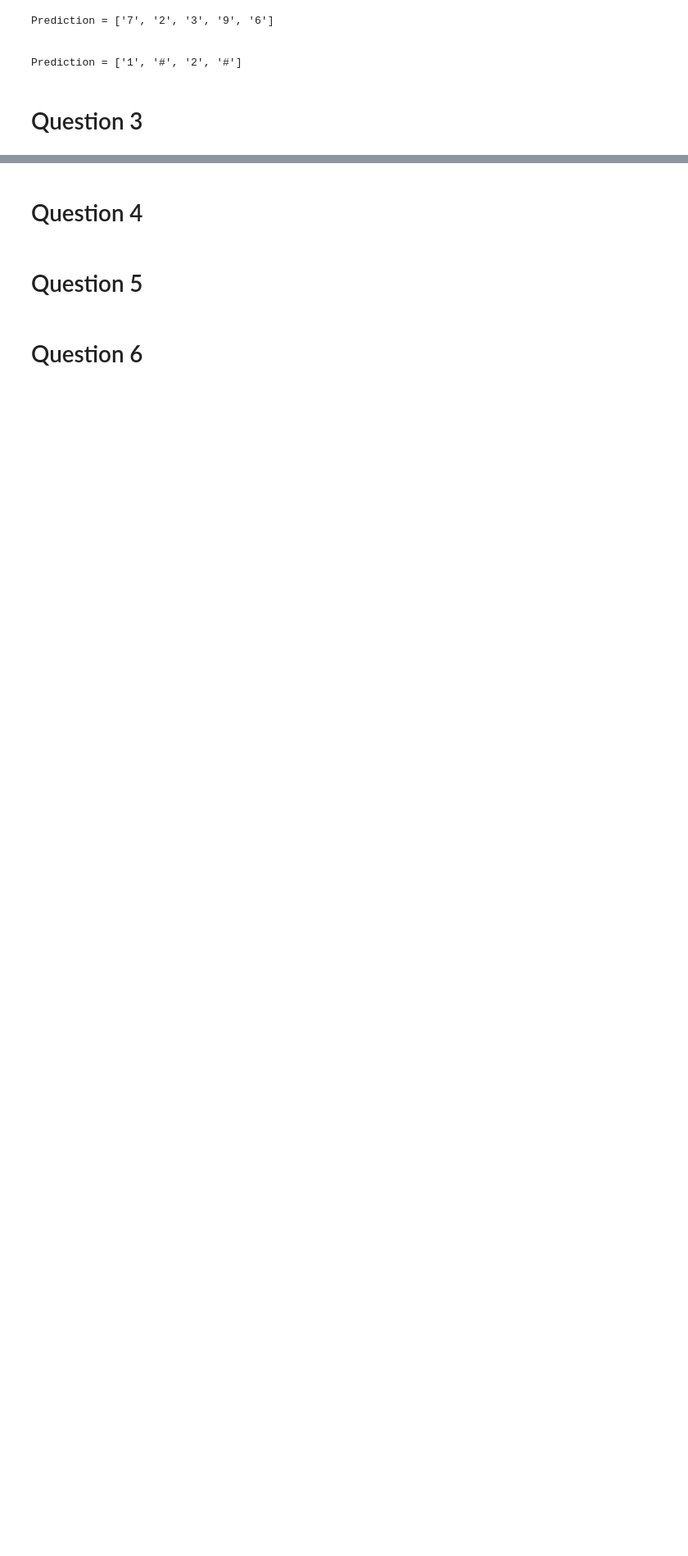
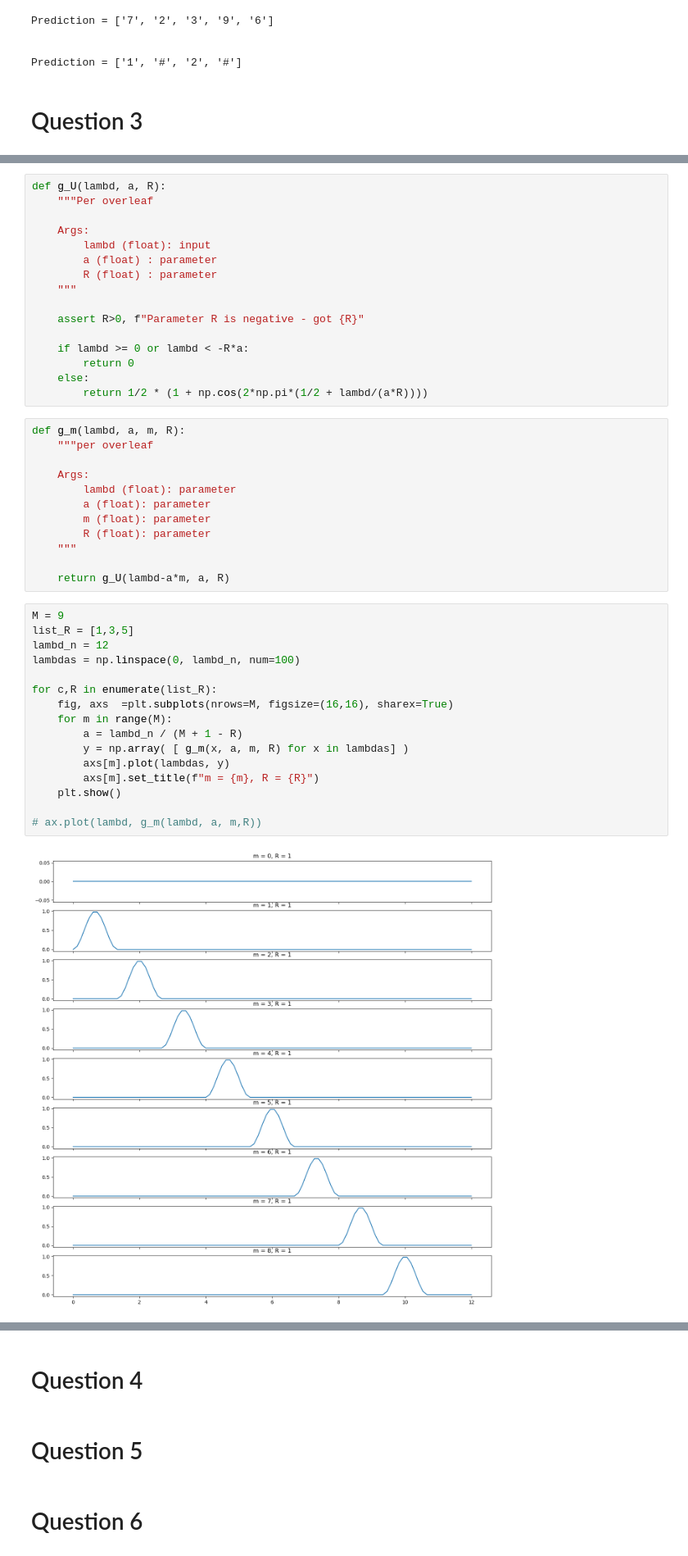
Before and after one commit to BenjaminDeporte/AST_TP3, a Jupyter notebook: MikeHuttenschmitt_BenjaminDeporte.ipynb, the cells around one changed output, grey strips where cells are left out. Shown at 82% size. Drawn from its saved outputs; the diff is of its cells as text; blank space fills up the shorter version.

```diff
--- a/MikeHuttenschmitt_BenjaminDeporte.ipynb
+++ b/MikeHuttenschmitt_BenjaminDeporte.ipynb
@@ -400,0 +408,46 @@ Prediction = ['1', '#', '2', '#']
+# %%
+def g_U(lambd, a, R):
+    """Per overleaf
+
+    Args:
+        lambd (float): input
+        a (float) : parameter
+        R (float) : parameter
+    """
+
+    assert R>0, f"Parameter R is negative - got {R}"
+
+    if lambd >= 0 or lambd < -R*a:
+        return 0
+    else:
+        return 1/2 * (1 + np.cos(2*np.pi*(1/2 + lambd/(a*R))))
+# %%
+def g_m(lambd, a, m, R):
+    """per overleaf
+
+    Args:
+        lambd (float): parameter
+        a (float): parameter
+        m (float): parameter
+        R (float): parameter
+    """
+
+    return g_U(lambd-a*m, a, R)
+# %%
+M = 9
+list_R = [1,3,5]
+lambd_n = 12
+lambdas = np.linspace(0, lambd_n, num=100)
+
+for c,R in enumerate(list_R):
+    fig, axs  =plt.subplots(nrows=M, figsize=(16,16), sharex=True)
+    for m in range(M):
+        a = lambd_n / (M + 1 - R)
+        y = np.array( [ g_m(x, a, m, R) for x in lambdas] )
+        axs[m].plot(lambdas, y)
+        axs[m].set_title(f"m = {m}, R = {R}")
+    plt.show()
+
+# ax.plot(lambd, g_m(lambd, a, m,R))
+# %% [output]
+[figure, added]
```
Also changed, not shown: parts of 5 cells of this notebook, 3 other files.
